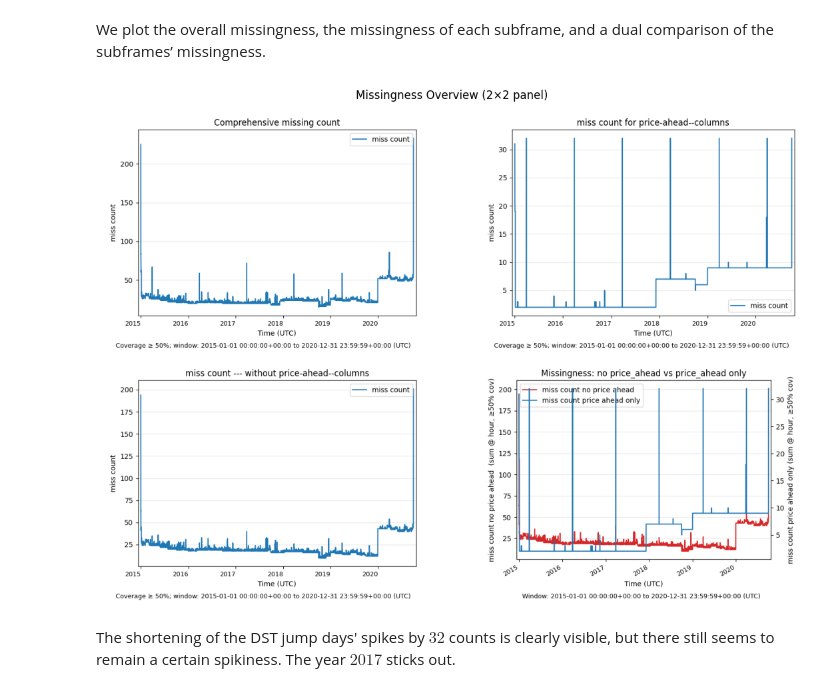
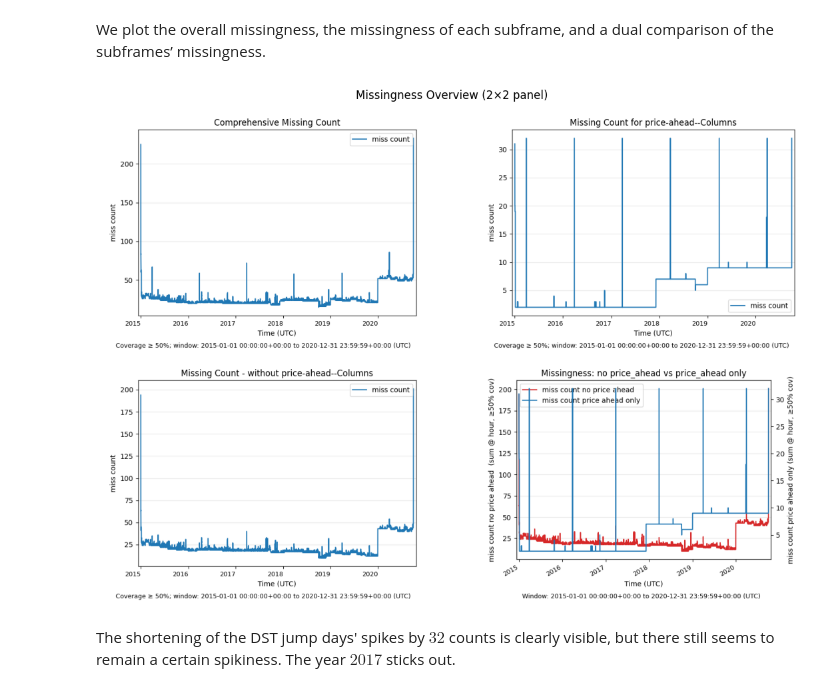
Before and after one commit to F-Skorz/electricity-demand-project, a Jupyter notebook: notebooks/01_OPSD_EDA.ipynb, the cells around one changed output. Cells and saved outputs as stored; diff of their text form; code cells hidden in the pictures.

```diff
--- a/notebooks/01_OPSD_EDA.ipynb
+++ b/notebooks/01_OPSD_EDA.ipynb
@@ -757,23 +810,6 @@ missingness_summaries_price_vs_no_price_df = missingness_summaries_price_vs_no_p
 # %% [markdown]
 We plot the overall missingness, the missingness of each subframe, and a dual comparison of the subframes’ missingness.
 # %%
-# Compose four existing figures into a neat 2×2 panel (no changes to your plotting funcs)
-import numpy as np
-import matplotlib.pyplot as plt
-
-def _fig_to_rgb_array(fig):
-    """Render a Matplotlib Figure to an (H,W,3) uint8 array, backend-agnostic."""
-    fig.canvas.draw()
-    w, h = fig.canvas.get_width_height()
-    # Prefer RGBA buffer (newer backends); fall back to tostring_rgb if available
-    if hasattr(fig.canvas, "buffer_rgba"):
-        buf = np.frombuffer(fig.canvas.buffer_rgba(), dtype=np.uint8).reshape(h, w, 4)[..., :3]
-    else:
-        # Older backends
-        buf = np.frombuffer(fig.canvas.tostring_rgb(), dtype=np.uint8).reshape(h, w, 3)
-    return buf
-
-# Recreate the four figures exactly as before
 fig1, ax1 = plotting_utils.plot_resampled(
     df=missingness_summary_df,
     start_date="2015-01-01 00:00",
@@ -783,7 +819,7 @@ fig1, ax1 = plotting_utils.plot_resampled(
     time_col="utc_timestamp",
     how="sum",
     coverage_threshold=0.5,
-    title="Comprehensive missing count",
+    title="Comprehensive Missing Count",
 )
 
 fig2, ax2 = plotting_utils.plot_resampled(
@@ -795,7 +831,7 @@ fig2, ax2 = plotting_utils.plot_resampled(
     time_col="utc_timestamp",
     how="sum",
     coverage_threshold=0.5,
-    title="miss count for price-ahead--columns",
+    title="Missing Count for price-ahead--Columns",
 )
 
 fig3, ax3 = plotting_utils.plot_resampled(
@@ -807,7 +843,7 @@ fig3, ax3 = plotting_utils.plot_resampled(
     time_col="utc_timestamp",
     how="sum",
     coverage_threshold=0.5,
-    title="miss count --- without price-ahead--columns",
+    title="Missing Count - without price-ahead--Columns",
 )
 
 fig4, (ax4l, ax4r) = plotting_utils.plot_dual_resampled(
@@ -818,35 +854,35 @@ fig4, (ax4l, ax4r) = plotting_utils.plot_dual_resampled(
     column_two="miss_count_price_ahead_only",
     granularity_one="H",
     granularity_two="H",
     time_col="utc_timestamp",
     how_one="sum",
     how_two="sum",
     coverage_threshold_one=0.5,
     coverage_threshold_two=0.5,
     color_one="tab:red",
     color_two="tab:blue",
     title="Missingness: no price_ahead vs price_ahead only",
 )
 
 # Convert each figure to an image
-imgs = [_fig_to_rgb_array(f) for f in (fig1, fig2, fig3, fig4)]
+imgs = [plotting_utils.fig_to_rgb_array(f) for f in (fig1, fig2, fig3, fig4)]
 
 # Compose into a 2×2 panel
 panel_fig, axes = plt.subplots(2, 2, figsize=(12, 8), squeeze=False)
 for i, img in enumerate(imgs):
     ax = axes[i // 2][i % 2]
     ax.imshow(img)
     ax.axis("off")
 
 panel_fig.suptitle("Missingness Overview (2×2 panel)", y=0.98, fontsize=12)
 panel_fig.tight_layout()
 
 # (Optional) Close the originals to free memory
 plt.close(fig1); plt.close(fig2); plt.close(fig3); plt.close(fig4)
 
 plt.show()
 # %% [output]
-[figure, old version]
+[figure, new version]
 # %% [markdown]
 The shortening of the DST jump days' spikes by $32$ counts  is clearly visible, but there still seems to remain a certain spikiness. The year $2017$ sticks out.
 # %%
```
Also changed, not shown: parts of 5 cells of this notebook, 6 other files.
